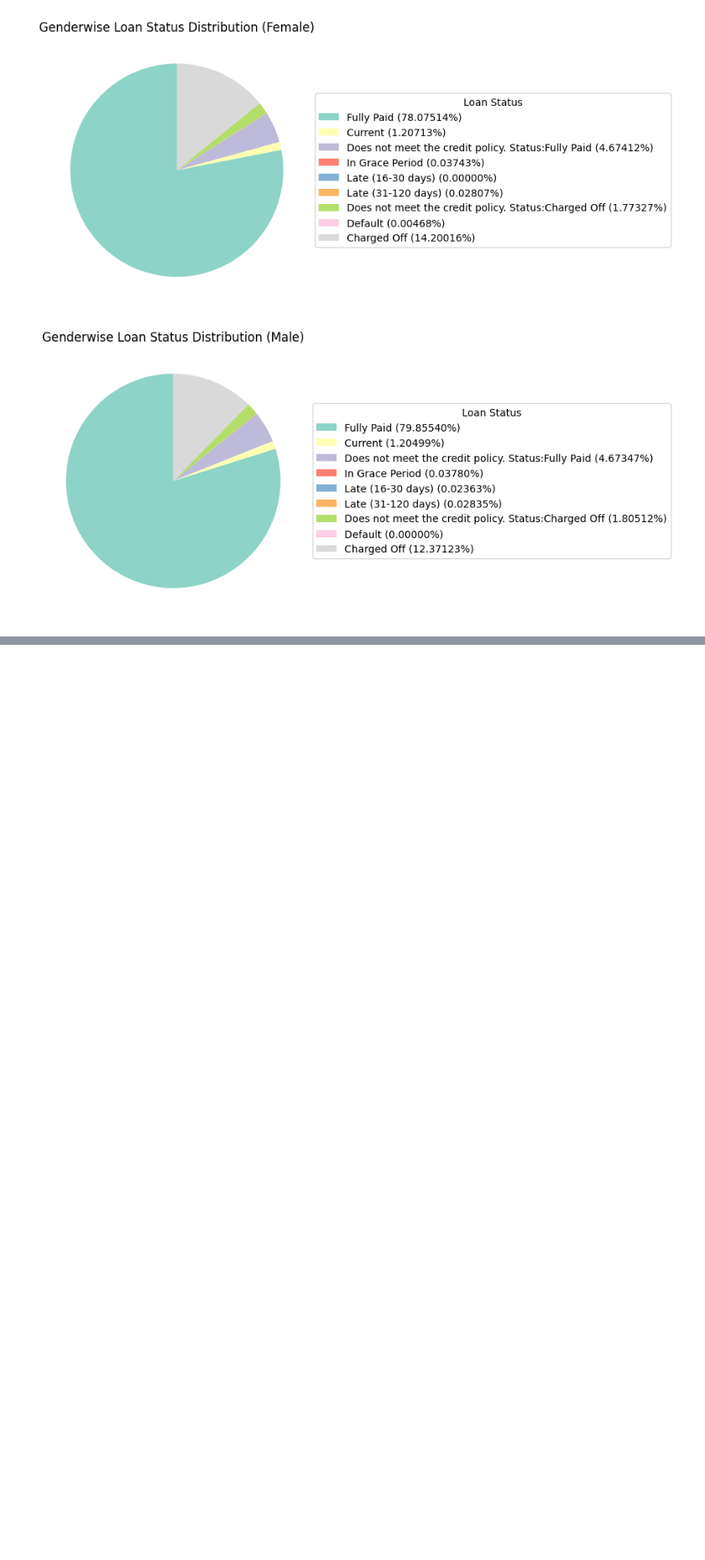
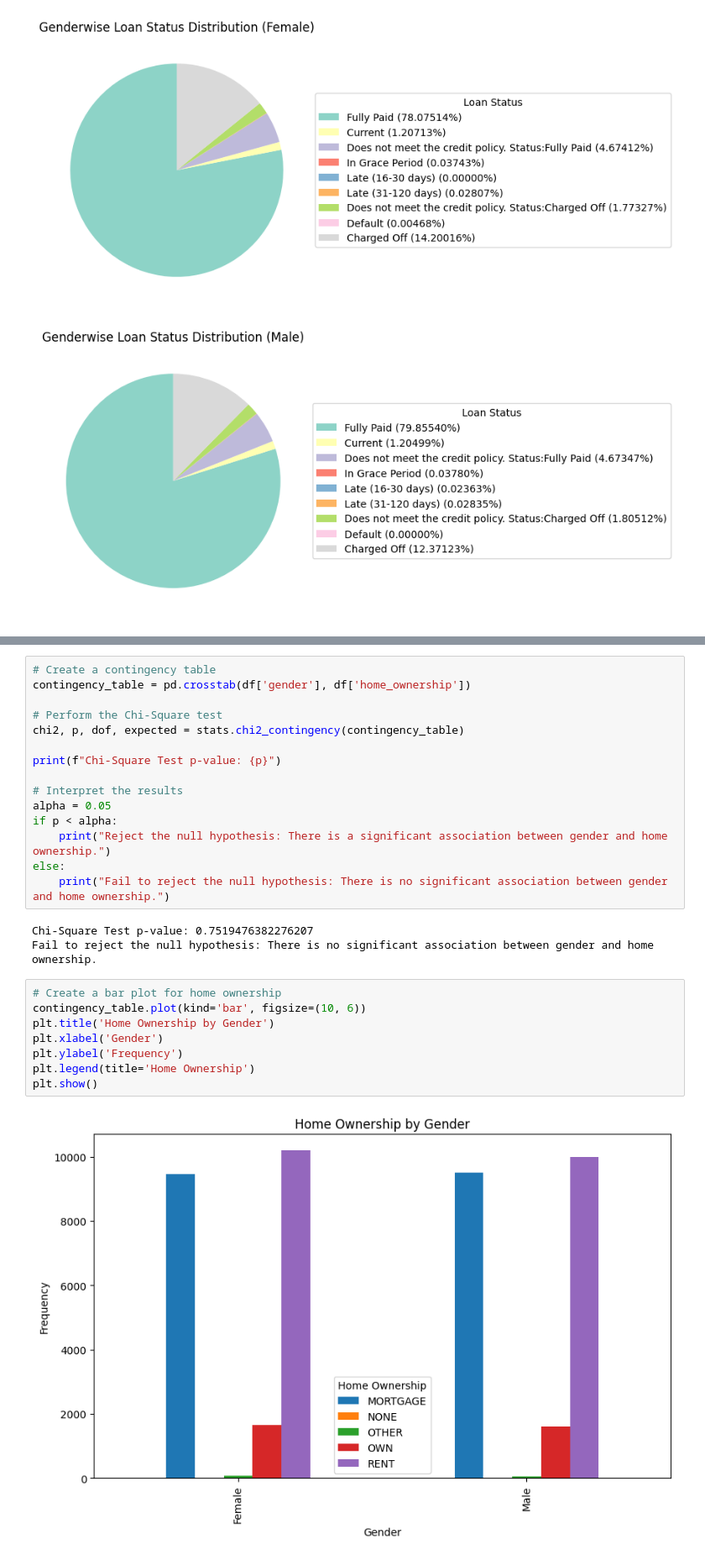
Before and after one commit to unnati026/JPMC-Case-Study, a Jupyter notebook: eda.ipynb, the cells around one changed output, grey strips where cells are left out. Shown: that part at 84% size. Drawn from its saved outputs; the diff is of its cells as text; blank space fills up the shorter version.

```diff
--- a/eda.ipynb
+++ b/eda.ipynb
@@ -322,0 +395,28 @@ for gender, data in gender_status_counts.iterrows():
+# %%
+# Create a contingency table
+contingency_table = pd.crosstab(df['gender'], df['home_ownership'])
+
+# Perform the Chi-Square test
+chi2, p, dof, expected = stats.chi2_contingency(contingency_table)
+
+print(f"Chi-Square Test p-value: {p}")
+
+# Interpret the results
+alpha = 0.05
+if p < alpha:
+    print("Reject the null hypothesis: There is a significant association between gender and home ownership.")
+else:
+    print("Fail to reject the null hypothesis: There is no significant association between gender and home ownership.")
+# %% [output]
+Chi-Square Test p-value: 0.7519476382276207
+Fail to reject the null hypothesis: There is no significant association between gender and home ownership.
+# %%
+# Create a bar plot for home ownership
+contingency_table.plot(kind='bar', figsize=(10, 6))
+plt.title('Home Ownership by Gender')
+plt.xlabel('Gender')
+plt.ylabel('Frequency')
+plt.legend(title='Home Ownership')
+plt.show()
+# %% [output]
+[figure, added]
```
Also changed, not shown: parts of 15 cells of this notebook.
